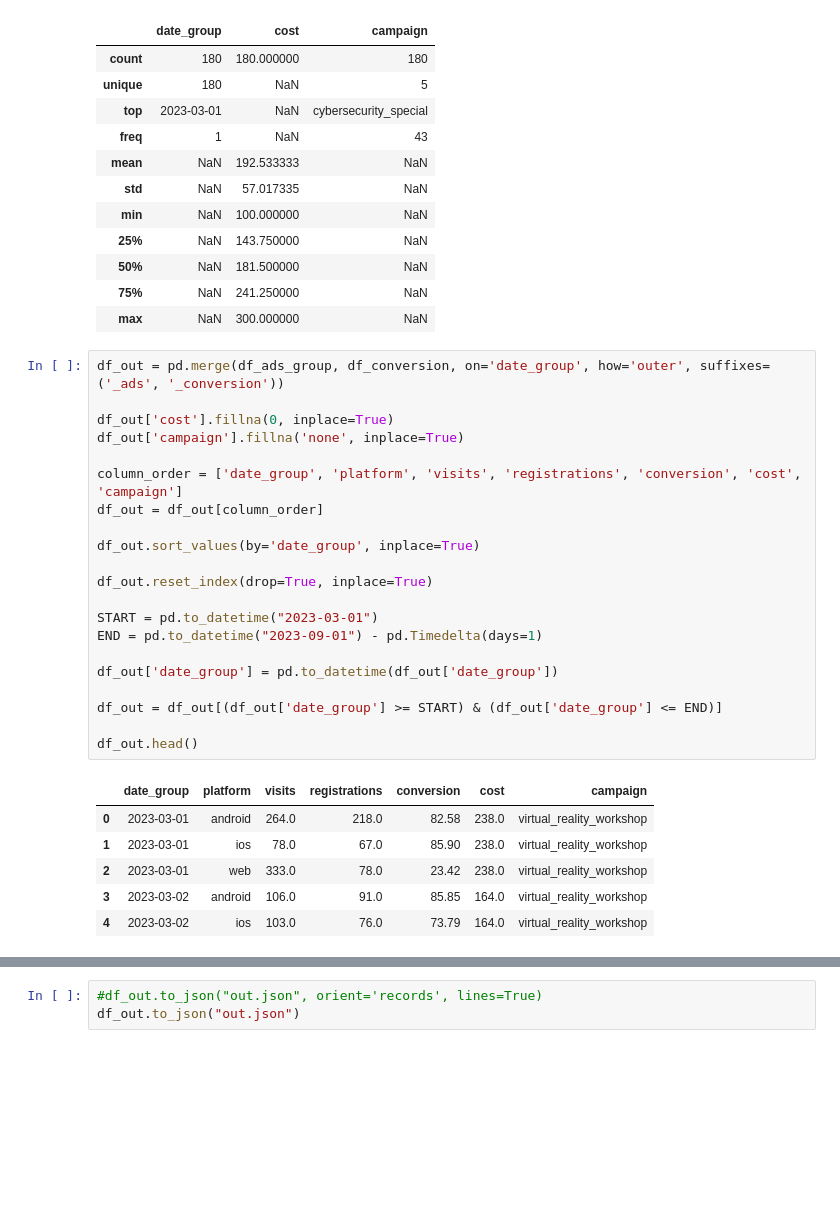
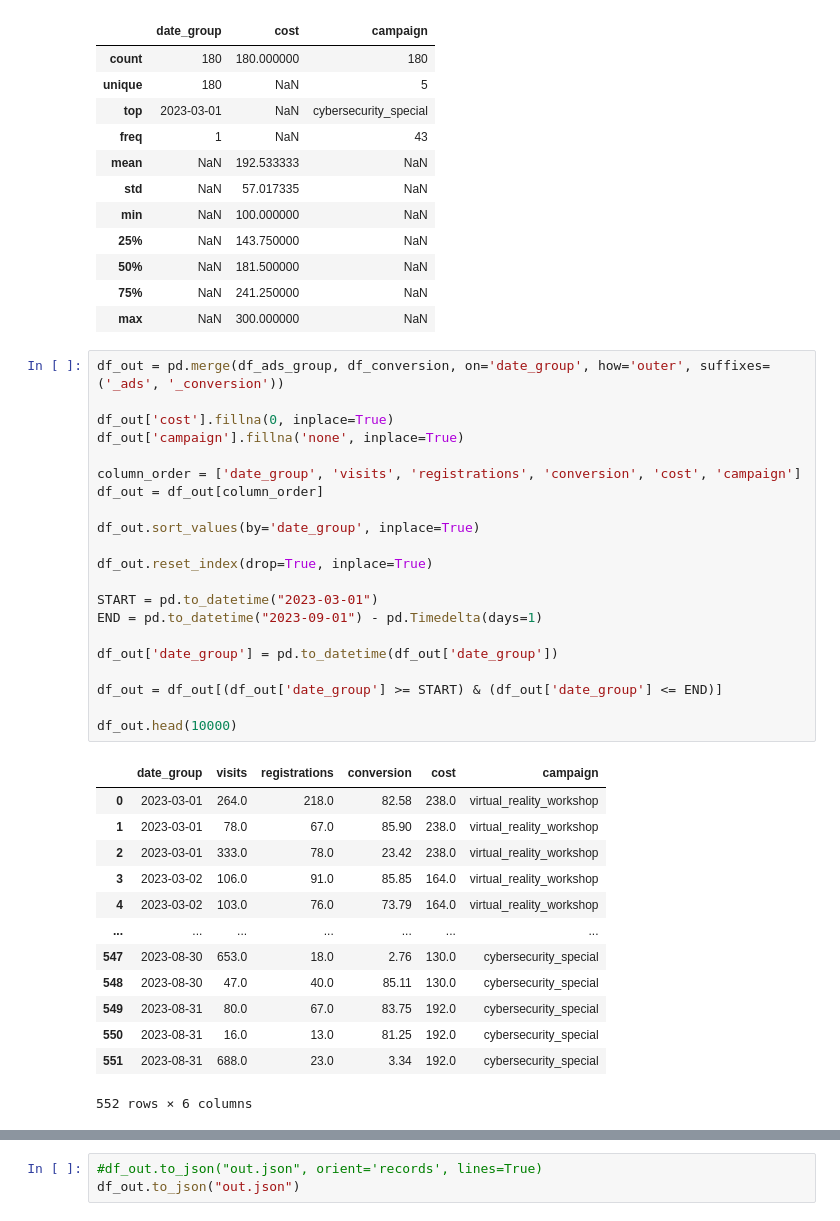
Before and after one commit to MaximManuyko/data-analytics-project-100, a Jupyter notebook: Проект_3.ipynb, the cells around one changed output, grey strips where cells are left out. Saved outputs shown, nothing was run; the diff lists cells and outputs as text; blank space fills up the shorter version.

```diff
--- a/Проект_3.ipynb
+++ b/Проект_3.ipynb
@@ -348,34 +348,41 @@ df_ads_group.describe(include='all')
 | 50% | NaN | 181.500000 | NaN |
 | 75% | NaN | 241.250000 | NaN |
 | max | NaN | 300.000000 | NaN |
-# %%
-df_out = pd.merge(df_ads_group, df_conversion, on='date_group', how='outer', suffixes=('_ads', '_conversion'))
-
-df_out['cost'].fillna(0, inplace=True)
-df_out['campaign'].fillna('none', inplace=True)
-
-column_order = ['date_group', 'platform', 'visits', 'registrations', 'conversion', 'cost', 'campaign']
-df_out = df_out[column_order]
-
-df_out.sort_values(by='date_group', inplace=True)
-
-df_out.reset_index(drop=True, inplace=True)
-
-START = pd.to_datetime("2023-03-01")
-END = pd.to_datetime("2023-09-01") - pd.Timedelta(days=1)
-
-df_out['date_group'] = pd.to_datetime(df_out['date_group'])
-
-df_out = df_out[(df_out['date_group'] >= START) & (df_out['date_group'] <= END)]
-
-df_out.head()
-# %% [output]
-|  | date_group | platform | visits | registrations | conversion | cost | campaign |
-| 0 | 2023-03-01 | android | 264.0 | 218.0 | 82.58 | 238.0 | virtual_reality_workshop |
-| 1 | 2023-03-01 | ios | 78.0 | 67.0 | 85.90 | 238.0 | virtual_reality_workshop |
-| 2 | 2023-03-01 | web | 333.0 | 78.0 | 23.42 | 238.0 | virtual_reality_workshop |
-| 3 | 2023-03-02 | android | 106.0 | 91.0 | 85.85 | 164.0 | virtual_reality_workshop |
-| 4 | 2023-03-02 | ios | 103.0 | 76.0 | 73.79 | 164.0 | virtual_reality_workshop |
+# %%
+df_out = pd.merge(df_ads_group, df_conversion, on='date_group', how='outer', suffixes=('_ads', '_conversion'))
+
+df_out['cost'].fillna(0, inplace=True)
+df_out['campaign'].fillna('none', inplace=True)
+
+column_order = ['date_group', 'visits', 'registrations', 'conversion', 'cost', 'campaign']
+df_out = df_out[column_order]
+
+df_out.sort_values(by='date_group', inplace=True)
+
+df_out.reset_index(drop=True, inplace=True)
+
+START = pd.to_datetime("2023-03-01")
+END = pd.to_datetime("2023-09-01") - pd.Timedelta(days=1)
+
+df_out['date_group'] = pd.to_datetime(df_out['date_group'])
+
+df_out = df_out[(df_out['date_group'] >= START) & (df_out['date_group'] <= END)]
+
+df_out.head(10000)
+# %% [output]
+|  | date_group | visits | registrations | conversion | cost | campaign |
+| 0 | 2023-03-01 | 264.0 | 218.0 | 82.58 | 238.0 | virtual_reality_workshop |
+| 1 | 2023-03-01 | 78.0 | 67.0 | 85.90 | 238.0 | virtual_reality_workshop |
+| 2 | 2023-03-01 | 333.0 | 78.0 | 23.42 | 238.0 | virtual_reality_workshop |
+| 3 | 2023-03-02 | 106.0 | 91.0 | 85.85 | 164.0 | virtual_reality_workshop |
+| 4 | 2023-03-02 | 103.0 | 76.0 | 73.79 | 164.0 | virtual_reality_workshop |
+| ... | ... | ... | ... | ... | ... | ... |
+| 547 | 2023-08-30 | 653.0 | 18.0 | 2.76 | 130.0 | cybersecurity_special |
+| 548 | 2023-08-30 | 47.0 | 40.0 | 85.11 | 130.0 | cybersecurity_special |
+| 549 | 2023-08-31 | 80.0 | 67.0 | 83.75 | 192.0 | cybersecurity_special |
+| 550 | 2023-08-31 | 16.0 | 13.0 | 81.25 | 192.0 | cybersecurity_special |
+| 551 | 2023-08-31 | 688.0 | 23.0 | 3.34 | 192.0 | cybersecurity_special |
+552 rows × 6 columns
 # %%
 df_out.describe(include='all')
 # %% [output]
```
Also changed, not shown: parts of 1 cell of this notebook, 1 other file.
